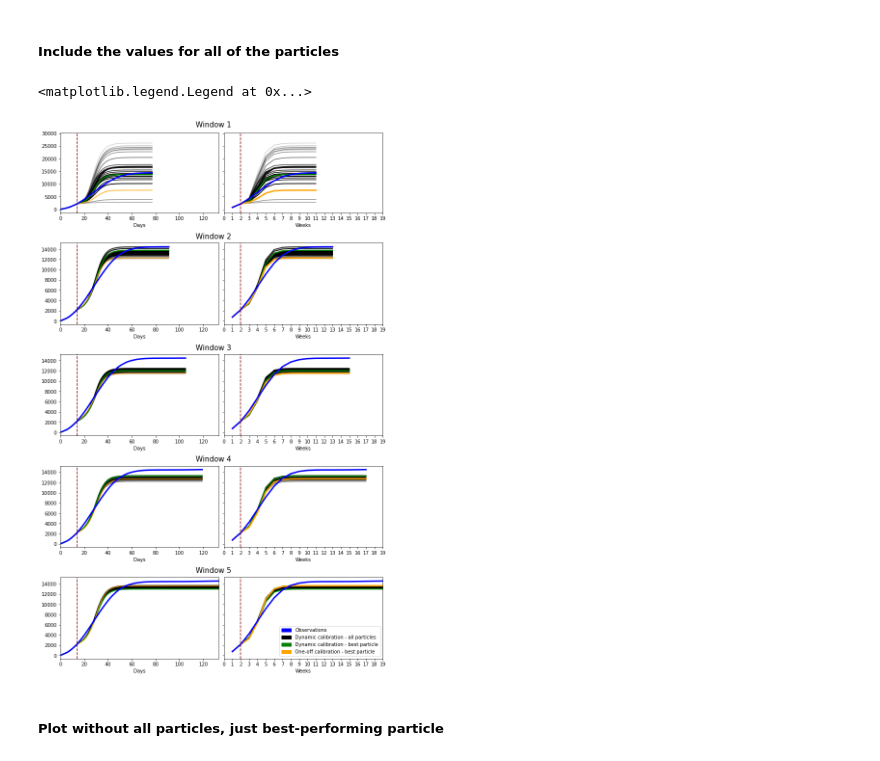
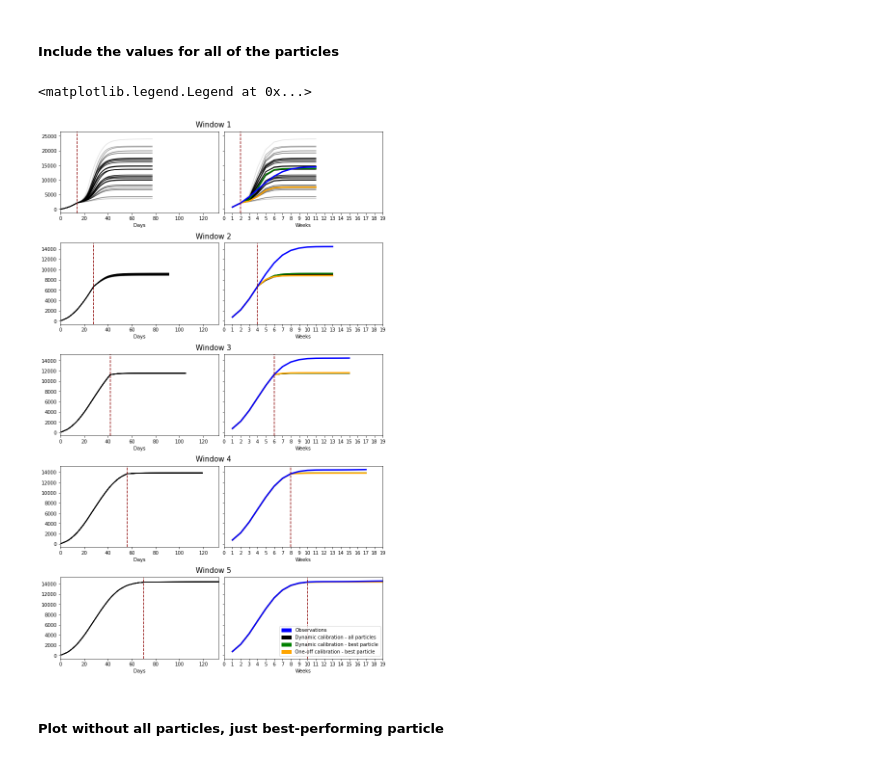
Before and after one commit to Urban-Analytics/RAMP-UA, a Jupyter notebook: experiments/calibration/AnalyseResults-DynamicCalibration_10pops,100particles.ipynb, the cells around one changed output. Drawn from its saved outputs; the diff is of its cells as text; code cells hidden in the pictures.

Commit message:
things working (committing before reversing the changes to changing the seed day stary day

```diff
--- a/experiments/calibration/AnalyseResults-DynamicCalibration_10pops,100particles.ipynb
+++ b/experiments/calibration/AnalyseResults-DynamicCalibration_10pops,100particles.ipynb
@@ -399,7 +399,7 @@ for window in window_lengths_dict.keys():
 
         # Update the number of days seeding
         days_to_seed = int(window.replace('w', '')) * 14
-#         OpenCLRunner.update(num_seed_days=days_to_seed)
+        OpenCLRunner.update(num_seed_days=days_to_seed)
 
         # Update the number of iterations
         iterations = 63 + days_to_seed
@@ -450,7 +450,7 @@ for window in windows_dict.keys():
 
     # Update the number of days seeding
     days_to_seed = int(window.replace('w', '')) * 14
-    #OpenCLRunner.update(num_seed_days=days_to_seed)
+    OpenCLRunner.update(num_seed_days=days_to_seed)
 
     # Update the number of iterations
     iterations = 63 + days_to_seed
@@ -515,7 +515,7 @@ for window, best_params in oneoff_calib_best_params_dict.items():
 
     # Update the number of days seeding
     days_to_seed = int(window.replace('w', '')) * 14
-    #OpenCLRunner.update(num_seed_days=days_to_seed)
+    OpenCLRunner.update(num_seed_days=days_to_seed)
 
     # Update the number of iterations
     iterations = 63 + days_to_seed
@@ -603,15 +603,15 @@ for row, subfig in enumerate(subfigs):
                 ax.plot(x, OpenCLRunner.get_cumulative_daily_infections(this_windows_dict['summaries'][i]),
                 color="black", alpha=1 - distance_norm[i]) # (1-x because high distance is bad)
             # Plot model predictions from best performing particle
-            dynamic_calib_best_params_modelled_daily = dynamic_calib_best_params_modelled_daily_dict[windows[windows_i]]
-            ax.plot(range(1, len(dynamic_calib_best_params_modelled_daily)+1), dynamic_calib_best_params_modelled_daily, label="BestParams - {}".format(window), color='green',
-                linestyle='solid', linewidth =2.5)
-            ### One-off calibration
-            ax.plot(x, oneoff_calib_best_params_modelled_daily, label="sim", color="orange")
-            # Plot observations
-            ax.plot(x, cases_devon_daily[0:(63+run_length)], label="Observations", linewidth = 3, color="blue")
+#             dynamic_calib_best_params_modelled_daily = dynamic_calib_best_params_modelled_daily_dict[windows[windows_i]]
+#             ax.plot(range(1, len(dynamic_calib_best_params_modelled_daily)+1), dynamic_calib_best_params_modelled_daily, label="BestParams - {}".format(window), color='green',
+#                 linestyle='solid', linewidth =2.5)
+#             ### One-off calibration
+#             ax.plot(x, oneoff_calib_best_params_modelled_daily, label="sim", color="orange")
+#             # Plot observations
+#             ax.plot(x, cases_devon_daily[0:(63+run_length)], label="Observations", linewidth = 3, color="blue")
             # Add a vertical line marking where the seeding period ends
-            ax.axvline(x=14, color = 'darkred', linestyle = 'dashed')
+            ax.axvline(x= (windows_i+1) * 14, color = 'darkred', linestyle = 'dashed')
             #
             ax.set_xlim([0, len(OpenCLRunner.get_cumulative_daily_infections(windows_dict[windows[-1]]['summaries'][1]))])
             # Control X-ticks
@@ -626,35 +626,35 @@ for row, subfig in enumerate(subfigs):
             # Plot model predictions for each particle in final population
             for i in range(len(this_windows_dict['summaries'])):
                 ax.plot(x, this_windows_dict['sim'][i],
                 color="black", alpha=1 - distance_norm[i]) # (1-x because high distance is bad)
             # Plot model predictions from best performing particle
             dynamic_calib_best_params_modelled_weekly = dynamic_calib_best_params_modelled_weekly_dict[windows[windows_i]]
             ax.plot(range(1, len(dynamic_calib_best_params_modelled_weekly)+1), dynamic_calib_best_params_modelled_weekly, label="BestParams - {}".format(window), color='green',
                  linestyle='solid', linewidth =2.5)
             ### One-off calibration
             ax.plot(x, oneoff_calib_best_params_modelled_weekly, label="sim", color="orange", linewidth = 3)
             # Plot observations
             ax.plot(x, cases_devon_daily_summed_weekly[0:int((63 + run_length)/7)], label="Observations", linewidth=3, color="blue")
             # vertical line showing where seeding ends
-            ax.axvline(x=2, color = 'darkred', linestyle = 'dashed')
+            ax.axvline(x= (((windows_i+1) * 14)/7), color = 'darkred', linestyle = 'dashed')
             # X tick constaints
             ax.set_xlim([0, len(windows_dict[windows[-1]]['sim'][0])])
             ax.xaxis.set_major_locator(MaxNLocator(20, integer=True))
             #ax.tick_params(axis='x', rotation=20)
             ax.set_xlabel('Weeks')
 
     # move on to next window
     windows_i = windows_i+1
 
 # Create patches for legend
 black_patch = mpatches.Patch(color='black', label='Dynamic calibration - all particles')
 blue_patch = mpatches.Patch(color='blue', label='Observations')
 orange_patch = mpatches.Patch(color='orange', label='One-off calibration - best particle')
 green_patch = mpatches.Patch(color='green', label='Dynamic calibration - best particle')
 plt.legend(handles=[blue_patch, black_patch, green_patch,  orange_patch], loc="lower right", fontsize= 10)#, bbox_to_anchor=(2.2, 8.6))
 # %% [output]
 <matplotlib.legend.Legend at 0x...>
-[figure, old version]
+[figure, new version]
 # %% [markdown]
 ##### Plot without all particles, just best-performing particle
 # %%
```
Also changed, not shown: parts of 2 cells of this notebook, 5 other files.
